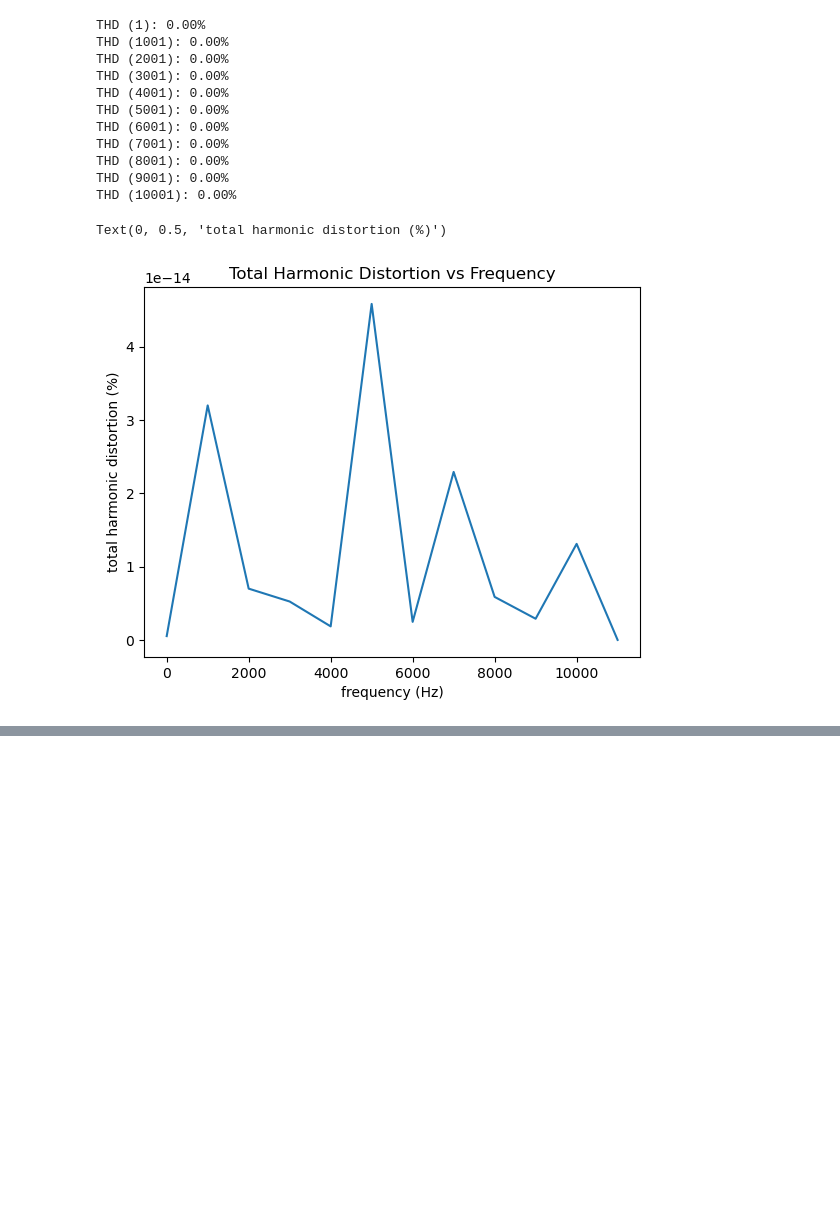
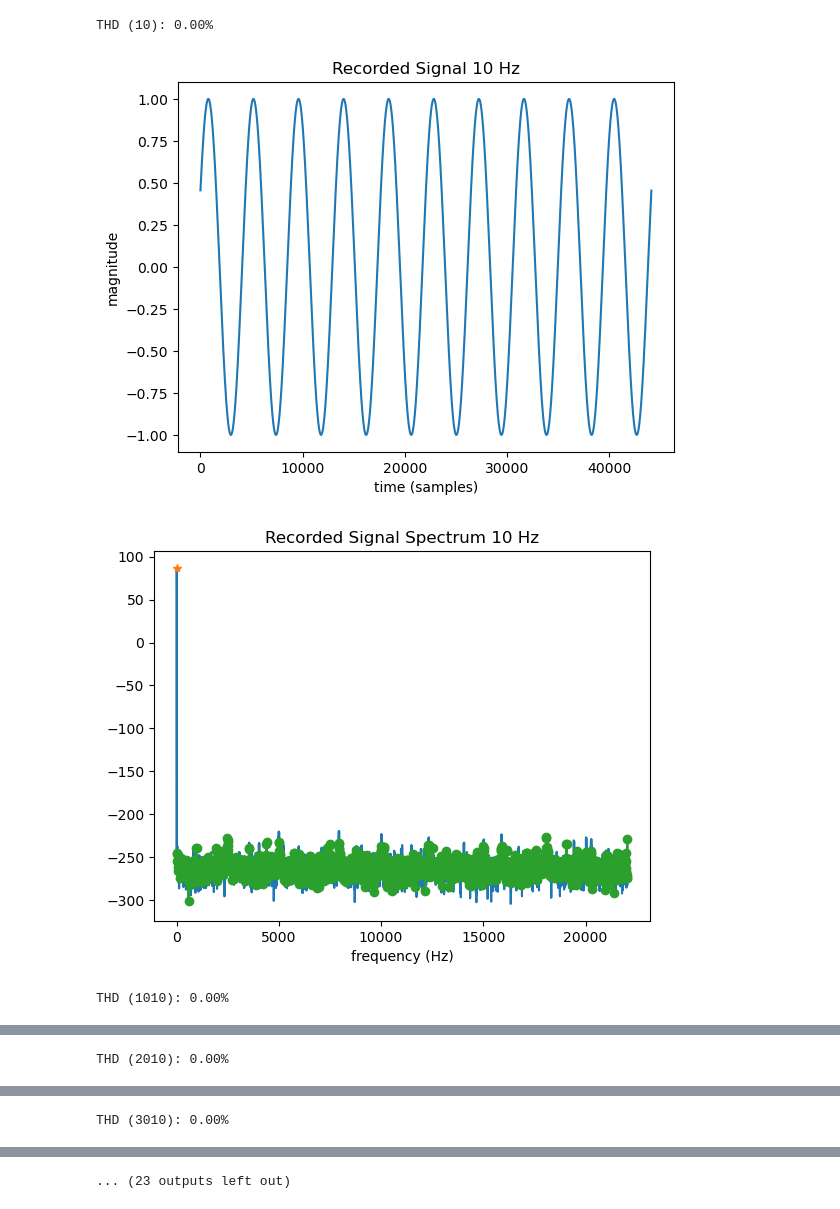
Before and after one commit to bnousain/measure-total-harmonic-distortion, a Jupyter notebook: THD.ipynb, the cells around one changed output, grey strips where cells are left out. Drawn from its saved outputs; the diff is of its cells as text; code cells hidden in the pictures; blank space fills up the shorter version.

Commit message:
make plots

```diff
--- a/THD.ipynb
+++ b/THD.ipynb
@@ -13,15 +13,15 @@ from scipy.io import savemat
 fc_approx = 8000 # approximate fc, will choose fc to be a factor of fs, will analyze 1 second of data, so this should be an integer
 fs = 44.1e3
 
-freqsToTest =  np.arange(1,fs/4,1000)
+freqsToTest =  np.arange(10,fs/4,1000)
 thdAll = np.zeros(freqsToTest.shape)
-
+# signalToAnalyze = np.zeros((int(fs),1))
 for freqIdx in range(0,len(freqsToTest)-1):
     fc = freqsToTest[freqIdx]
     # fc = fs/round(fs/fc_approx)
     # bufferSize = 512
     duration = 2 # in seconds
-    toneAmplitude = .1 # gain factor
+    toneAmplitude = 1 # gain factor
     t = np.arange(0,duration,1/fs)
     signalOrig = toneAmplitude * np.sin(2*math.pi*fc*t)
 
@@ -43,68 +43,65 @@ for freqIdx in range(0,len(freqsToTest)-1):
     endBuffer = 0.5 # in seconds
 
     signalToAnalyze = signalToAnalyzeRaw[math.ceil(startBuffer*fs):(len(signalToAnalyzeRaw)-math.ceil(endBuffer*fs))]
-
     # savemat('recSig.mat',{'y':signalToAnalyze,'fs':fs})
 
     # measure spectrum
     spectrum = np.fft.rfft(signalToAnalyze,axis=0)
-    fftBin = fs/len(signalToAnalyze);
+    fftBin = fs/len(signalToAnalyze)
     # freqX = np.arange(-fs/2,fs/2,fftBin)
 
     fcIdx = round(fc/fftBin)
     fcOffcenter = fc/fftBin - fcIdx
 
     if fcOffcenter > 1e-3:
         print("DFT bin not centered on carrier frequency. Unexpected results may occur due to spectral leakage.")
 
     carrierAmpl = abs(spectrum[fcIdx][0])
 
     if np.mod(len(spectrum),2)==0: # even number of points in spectrum
-        lastPosFreqIdx = int((fs/2)/fftBin) + 1
+        lastPosFreqIdx = int((fs/2)/fftBin) #+ 1
     else: # odd number of points in spectrum
-        lastPosFreqIdx = int((fs/2 - fftBin)/fftBin) + 1
+        lastPosFreqIdx = int((fs/2 - fftBin)/fftBin) #+ 1
 
     harmonicIdx = range(2*fcIdx,lastPosFreqIdx,fcIdx)
 
     harmonicRMSAmpl = np.sqrt(np.sum(np.square(abs(spectrum[harmonicIdx]))))
 
     measTHD = harmonicRMSAmpl/carrierAmpl
     print("THD (%d): %.2f%%" % (fc,measTHD*100))
     # print("freqIdx: %d" % (freqIdx))
     thdAll[freqIdx] = measTHD
+
+    # Plot time domain signal
+    plt.plot(signalToAnalyze)
+    plt.title(f'Recorded Signal %d Hz' % fc)
+    plt.xlabel('time (samples)')
+    plt.ylabel('magnitude')
+    plt.show()
+
+    # Plot positive frequency spectrum
+    freqX = np.fft.fftfreq(len(signalToAnalyze), d=1./fs)
+    if np.mod(len(spectrum),2)==0: # even number of points in spectrum
+        freqXPos = np.arange(0,int(fs/2),int(fftBin))
+    else: # odd number of points in spectrum
+        freqXPos = np.arange(0,int(fs/2-fftBin),int(fftBin))
+    # plt.plot(freqXPos,abs(spectrum[range(0,len(freqXPos))]))
+    # plt.plot(freqXPos[fcIdx],abs(spectrum[fcIdx]),marker="*")
+    # plt.plot(freqXPos[harmonicIdx],abs(spectrum[harmonicIdx]),marker="o")
+    plt.plot(freqXPos,20*np.log10(abs(spectrum[range(0,len(freqXPos))])))
+    plt.plot(freqXPos[fcIdx],20*np.log10(abs(spectrum[fcIdx])),marker="*")
+    plt.plot(freqXPos[harmonicIdx],20*np.log10(abs(spectrum[harmonicIdx])),marker="o")
+    plt.title(f'Recorded Signal Spectrum %d Hz' % fc)
+    plt.xlabel('frequency (Hz)')
+    plt.show()
     time.sleep(1)
 
 plt.plot(freqsToTest,thdAll)
 plt.title('Total Harmonic Distortion vs Frequency')
 plt.xlabel('frequency (Hz)')
 plt.ylabel('total harmonic distortion (%)')
-
-# freqX = np.fft.fftfreq(len(signalToAnalyze), d=1./fs)
-# if np.mod(len(spectrum),2)==0: # even number of points in spectrum
-#     freqXPos = range(0,fs/2,fftBin)
-# else: # odd number of points in spectrum
-#     freqXPos = range(0,fs/2-fftBin,fftBin)
-
-# # plt.plot(freqXPos,abs(spectrum[range(0,len(freqXPos))]))
-# # plt.plot(freqXPos[fcIdx],abs(spectrum[fcIdx]),marker="*")
-# # plt.plot(freqXPos[harmonicIdx],abs(spectrum[harmonicIdx]),marker="o")
-
-# plt.plot(freqXPos,20*np.log10(abs(spectrum[range(0,len(freqXPos))])))
-# plt.plot(freqXPos[fcIdx],20*np.log10(abs(spectrum[fcIdx])),marker="*")
-# plt.plot(freqXPos[harmonicIdx],20*np.log10(abs(spectrum[harmonicIdx])),marker="o")
-
-# plt.xlabel('frequency (Hz)')
 # %% [output]
-THD (1): 0.00%
-THD (1001): 0.00%
-THD (2001): 0.00%
-THD (3001): 0.00%
-THD (4001): 0.00%
-THD (5001): 0.00%
-THD (6001): 0.00%
-THD (7001): 0.00%
-THD (8001): 0.00%
-THD (9001): 0.00%
-THD (10001): 0.00%
+THD (10): 0.00%
+[figure, new version]
+[figure, added]
-Text(0, 0.5, 'total harmonic distortion (%)')
+THD (1010): 0.00%
-[figure, old version]
@@ -110,0 +110 @@ Text(0, 0.5, 'total harmonic distortion (%)')
+THD (2010): 0.00%
@@ -110,0 +113 @@ Text(0, 0.5, 'total harmonic distortion (%)')
+THD (3010): 0.00%
@@ -111,3 +116,4 @@ Text(0, 0.5, 'total harmonic distortion (%)')
+... (23 outputs left out)
 # %%
 ##
 # measTHD = thd(signalToAnalyze, fc, fs)
```
Also changed, not shown: parts of 1 cell of this notebook.
